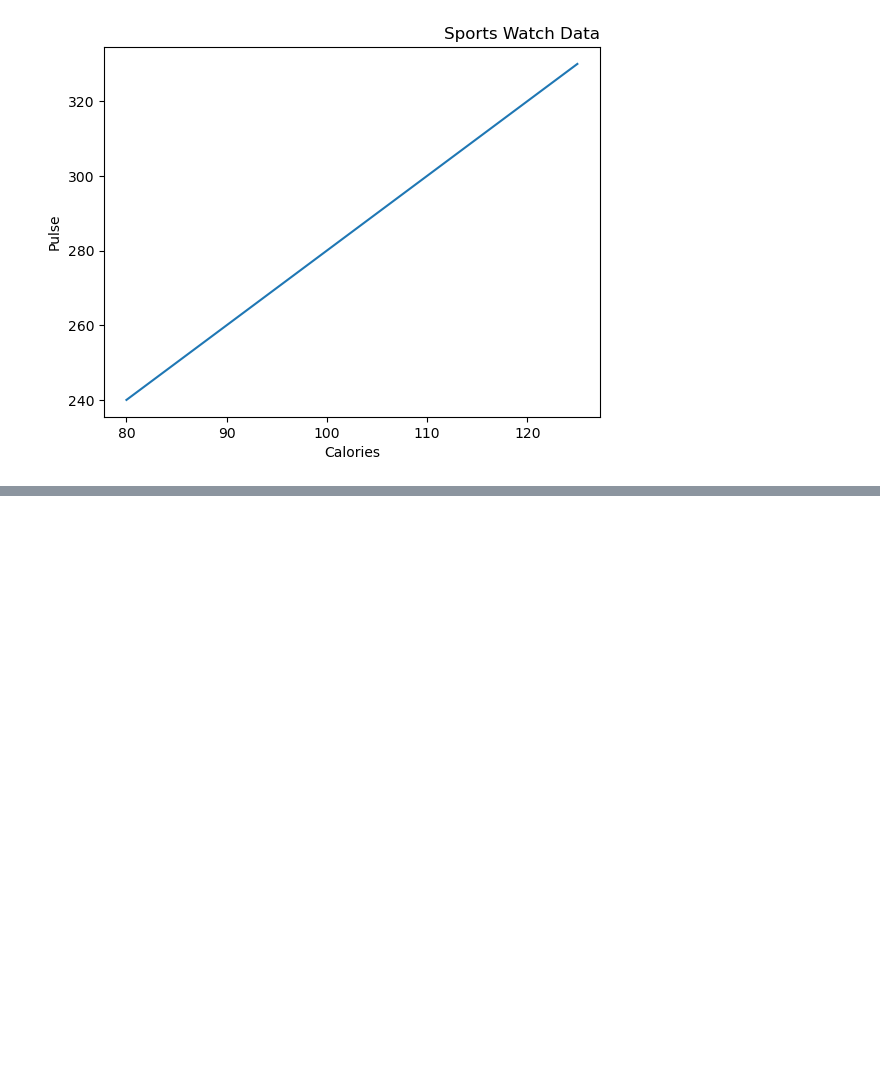
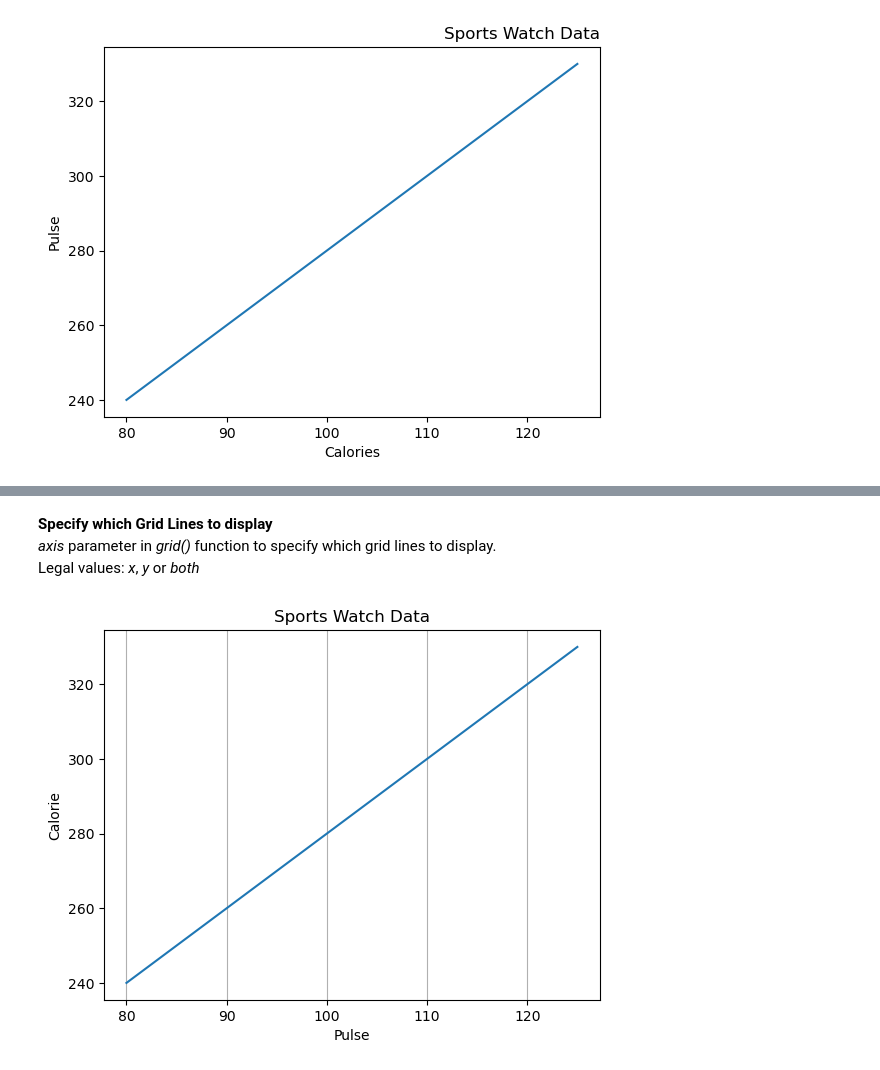
Before and after one commit to alfredkondoro/matplotlib-tutorial, a Jupyter notebook: matplotlib-tutorial.ipynb, the cells around one changed output, grey strips where cells are left out. Saved outputs shown, nothing was run; the diff lists cells and outputs as text; code cells hidden in the pictures; blank space fills up the shorter version.

```diff
--- a/matplotlib-tutorial.ipynb
+++ b/matplotlib-tutorial.ipynb
@@ -370,0 +391,20 @@ plt.show()
+# %% [markdown]
+**Specify which Grid Lines to display**<br>
+*axis* parameter in *grid()* function to specify which grid lines to display.<br>
+Legal values: *x*, *y* or *both*
+# %%
+import numpy as np
+import matplotlib.pyplot as plt
+
+x = np.array([80, 85, 90, 95, 100, 105, 110, 115, 120, 125])
+y = np.array([240, 250, 260, 270, 280, 290, 300, 310, 320, 330])
+
+plt.title('Sports Watch Data')
+plt.xlabel('Pulse')
+plt.ylabel('Calorie')
+
+plt.plot(x, y)
+plt.grid(axis='x')
+plt.show()
+# %% [output]
+[figure, added]
```
Also changed, not shown: parts of 5 cells of this notebook.
